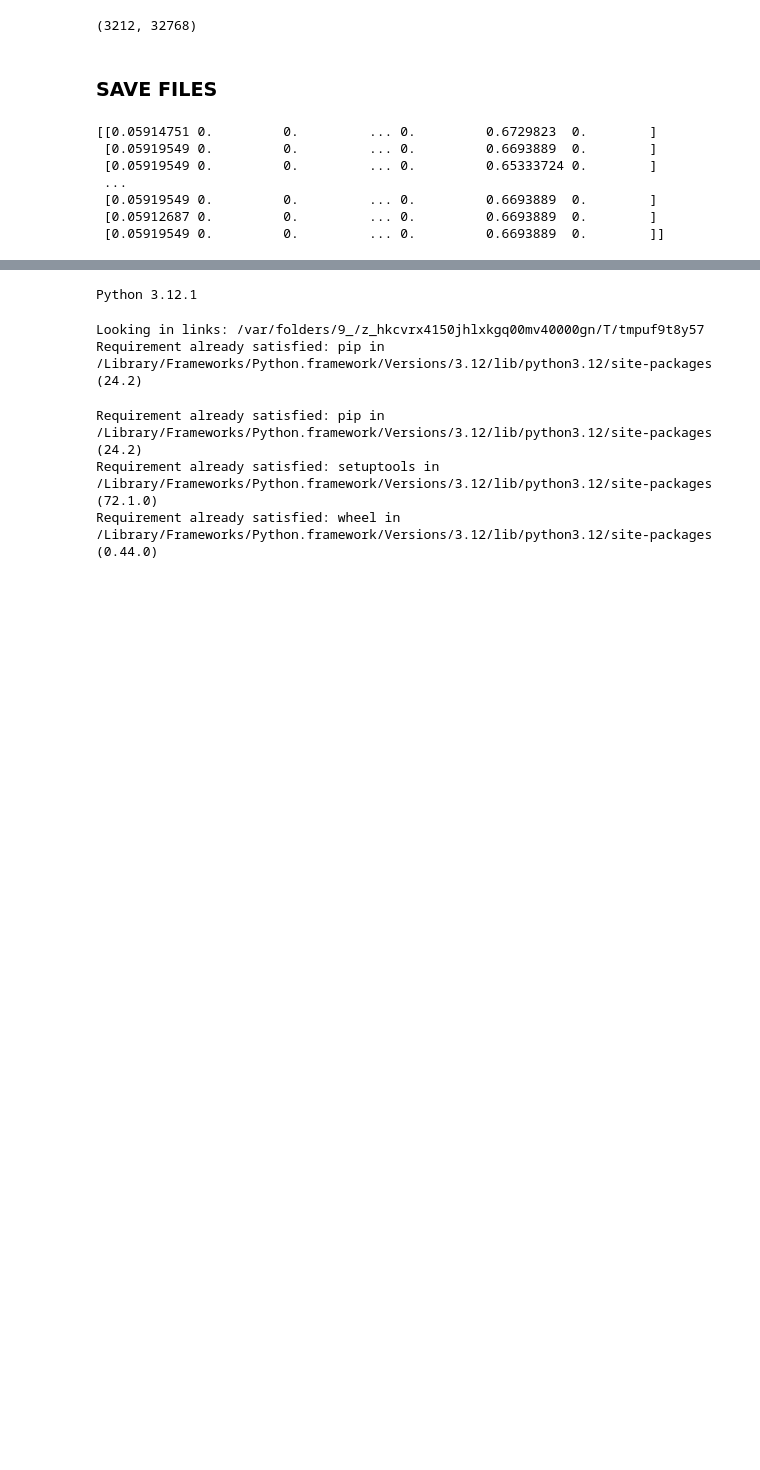
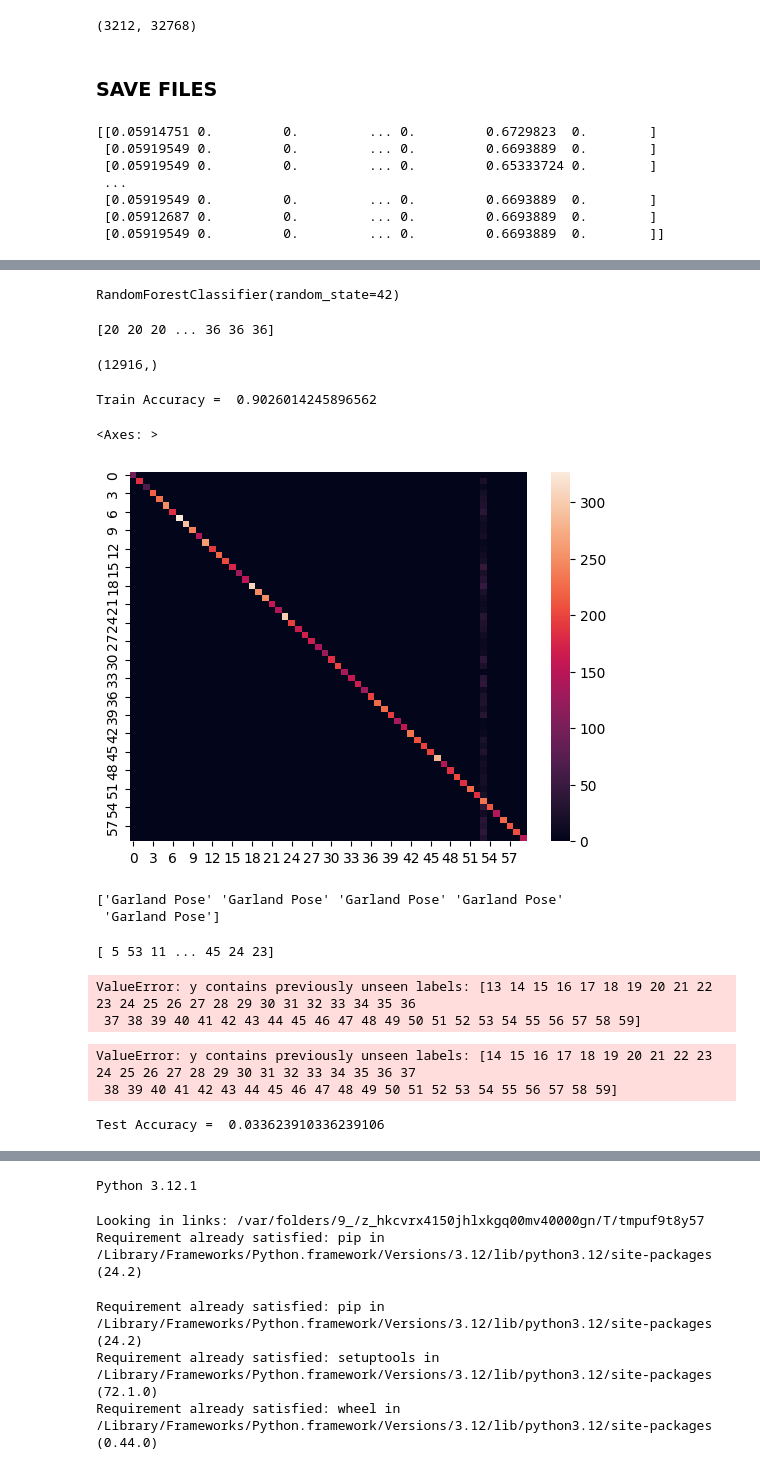
Before and after one commit to Harry-Nguyen0248/APS360_Yoga_Poses_Classification, a Jupyter notebook: BaselineModel/main2.ipynb, the cells around one changed output, grey strips where cells are left out. Cells and saved outputs as stored; diff of their text form; code cells hidden in the pictures; blank space fills up the shorter version.

```diff
--- a/BaselineModel/main2.ipynb
+++ b/BaselineModel/main2.ipynb
@@ -297,0 +299,40 @@ print(x_test_rf[:-5])
+# %%
+from sklearn.ensemble import RandomForestClassifier
+
+RF_model = RandomForestClassifier(n_estimators = 100, random_state=42)
+# %%
+RF_model.fit(x_train_RF, y_train)
+# %% [output]
+RandomForestClassifier(random_state=42)
+# %%
+train_prediction_RF = RF_model.predict(x_train_RF)
+# %%
+print(train_prediction_RF[:-5])
+# %% [output]
+[20 20 20 ... 36 36 36]
+# %%
+train_prediction_RF.shape
+# %% [output]
+(12916,)
+# %%
+from sklearn import metrics
+print("Train Accuracy = ", metrics.accuracy_score(train_labels, train_prediction_RF))
+# %% [output]
+Train Accuracy =  0.9026014245896562
+# %%
+le.fit(train_labels)
+train_prediction_RF = le.inverse_transform(train_prediction_RF)
+# %%
+from sklearn.metrics import confusion_matrix
+import seaborn as sns
+
+cm_train = confusion_matrix(train_labels, train_prediction_RF)
+sns.heatmap(cm_train, annot=False)
+# %% [output]
+<Axes: >
+[figure, added]
+# %%
+print(train_prediction_RF[:5])
+# %% [output]
+['Garland Pose' 'Garland Pose' 'Garland Pose' 'Garland Pose'
+ 'Garland Pose']
@@ -297,0 +341,10 @@ print(x_test_rf[:-5])
+# %%
+print(val_prediction_RF)
+# %% [output]
+[ 5 53 11 ... 45 24 23]
+# %%
+le.fit(val_labels)
+val_prediction_RF = le.inverse_transform(val_prediction_RF)
+# %% [output]
+ValueError: y contains previously unseen labels: [13 14 15 16 17 18 19 20 21 22 23 24 25 26 27 28 29 30 31 32 33 34 35 36
+ 37 38 39 40 41 42 43 44 45 46 47 48 49 50 51 52 53 54 55 56 57 58 59]
@@ -297,0 +357,9 @@ print(x_test_rf[:-5])
+# %%
+test_prediction_RF = le.inverse_transform(test_prediction_RF)
+# %% [output]
+ValueError: y contains previously unseen labels: [14 15 16 17 18 19 20 21 22 23 24 25 26 27 28 29 30 31 32 33 34 35 36 37
+ 38 39 40 41 42 43 44 45 46 47 48 49 50 51 52 53 54 55 56 57 58 59]
+# %%
+print("Test Accuracy = ", metrics.accuracy_score(y_test, test_prediction_RF))
+# %% [output]
+Test Accuracy =  0.033623910336239106
```
Also changed, not shown: parts of 11 cells of this notebook, 1 other file.
